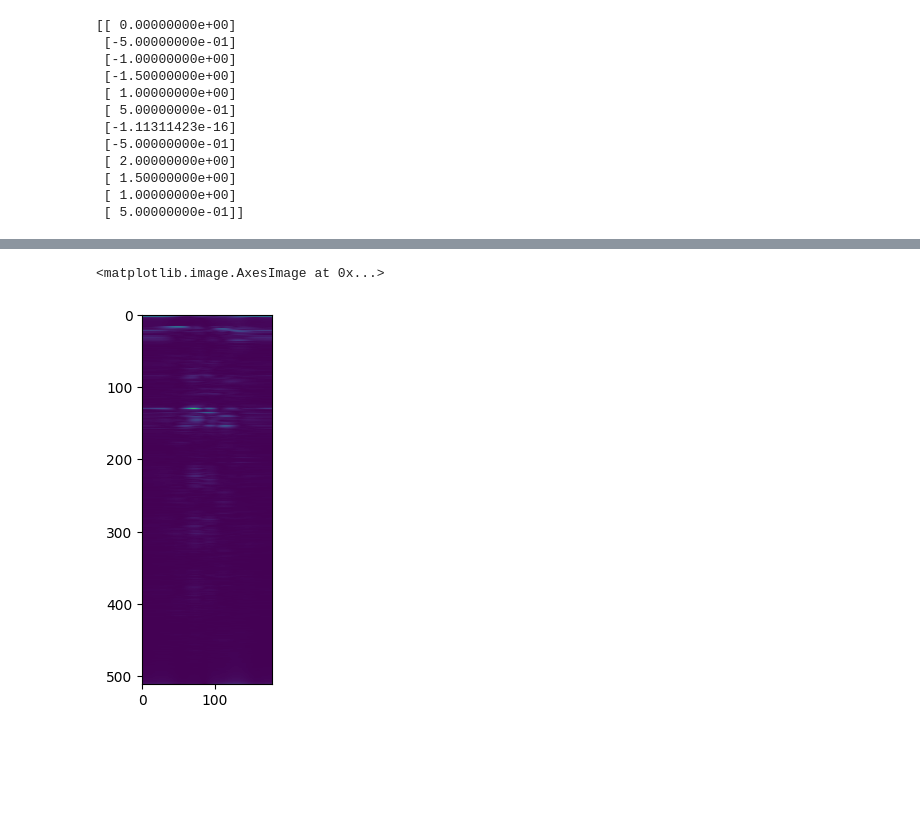
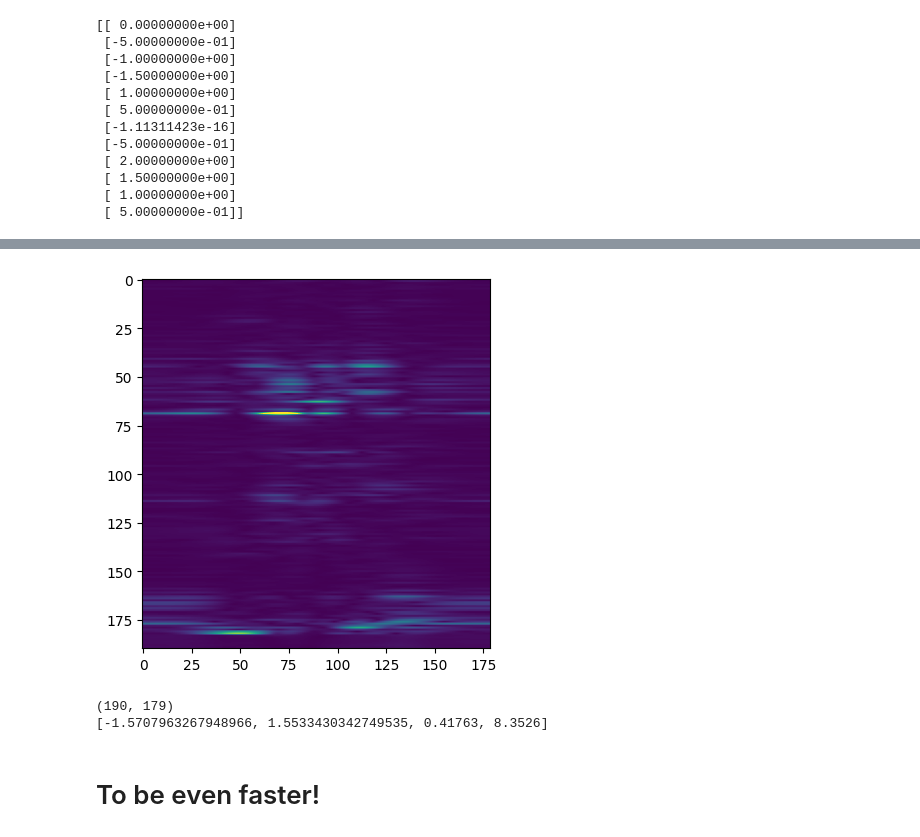
Before and after one commit to koitu/com304-radar-slam-project, a Jupyter notebook: visualize_data.ipynb, the cells around one changed output, grey strips where cells are left out. Saved outputs shown, nothing was run; the diff lists cells and outputs as text; code cells hidden in the pictures; blank space fills up the shorter version.

```diff
--- a/visualize_data.ipynb
+++ b/visualize_data.ipynb
@@ -140,26 +140,31 @@ def beamform_1d(beat_freq_data, theta_s, theta_e, theta_res, locs):
     theta = np.arange(
         theta_s * (np.pi/180),
         theta_e * (np.pi/180),
-        np.pi/180)
-    N_theta = len(theta)
+        theta_res * (np.pi/180))
+    # N_theta = len(theta)
 
     # Initialize arrays for spherical power
-    sph_pwr = np.zeros((N_theta, adc_samples), dtype=complex)
+    # sph_pwr = np.zeros((N_theta, adc_samples), dtype=complex)
 
     # print("Running this many iterations: %d " % (N_theta))
 
     ######################## BF Calculations ###########################3
-    for kt in range(N_theta):
-        bf_vector = np.reshape(np.exp(1j * (2 * np.pi * (locs * np.cos(theta[kt]))/lm) ), locs.shape)
+    # for kt in range(N_theta):
+    #     bf_vector = np.exp(1j * (2 * np.pi * (locs * np.cos(theta[kt]))/lm) )
 
-        VecRFI = np.squeeze(np.repeat(bf_vector[:, np.newaxis], adc_samples, axis=1)) # make sure the size of the steering vector is the same as the data
+    #     # VecRFI = np.squeeze(np.repeat(bf_vector[:, np.newaxis], adc_samples, axis=1)) # make sure the size of the steering vector is the same as the data
+    #     # sph_pwr[kt, :] = np.squeeze(np.sum(np.multiply(np.squeeze(beat_freq_data), VecRFI), axis=(0)))
 
-        sph_pwr[kt, :] = np.squeeze(np.sum(np.multiply(np.squeeze(beat_freq_data), VecRFI), axis=(0)))
+    #     sph_pwr[kt, :] = np.sum(np.multiply(beat_freq_data, bf_vector), axis=0)
+        # print("Processed angle (%.2f)" % (theta[kt]*180/np.pi), end='\r')
 
-        # print("Processed angle (%.2f)" % (theta[kt]*180/np.pi), end='\r')
+    sph_pwr = np.sum(np.multiply(
+        beat_freq_data[:, np.newaxis, :],
+        np.exp(1j * (2 * np.pi * (locs * np.cos(theta))/lm))[:, :, np.newaxis]), axis=0)
+
     return sph_pwr, theta
 # %%
-%%time
+%%timeit
 ###################### 2D Array ###########################
 # num_x_stp, num_z_stp, num_tx, num_rx, adc_samples = raw_data.shape
 # X = raw_data[num_x_stp//2,num_z_stp//2,:,:,:]
@@ -167,24 +172,26 @@ def beamform_1d(beat_freq_data, theta_s, theta_e, theta_res, locs):
 # X = raw_data[0,0,:,:]
 
 # one capture sends back 20 frames but 1 frame is actually enough
-X = np.reshape(raw_data[0,:,:,:], (12, 512))
+# X = np.reshape(raw_data[0,:,:,:], (12, 512))
 # X = np.reshape(np.sum(raw_data, axis=0), (12, 512))
+
+X = raw_data[0,:,:,:] # we captured 20 frames but we only need 1
 
 beat_freq = scipy.fft.fft(X, axis=-1)
 beat_freq = np.reshape(beat_freq, (-1, adc_samples))
 
 theta_s, theta_e = 0, 180
 theta_res = 1
-print(beat_freq.shape)
+# print(beat_freq.shape)
 bf_output, theta = beamform_1d(beat_freq, theta_s, theta_e, theta_res, ant_pos)
 
 
-# plot_lim_y = [10,200]
-# plot_lim_x = [0 - theta_s,179 - theta_s]
-# to_plot = bf_output
-# to_plot = to_plot[plot_lim_x[0]:plot_lim_x[1],plot_lim_y[0]:plot_lim_y[1]]
-# to_plot = to_plot/np.max(np.reshape(to_plot,(1,-1)))
-# to_plot = to_plot[:,::-1]
+plot_lim_y = [10,200]
+plot_lim_x = [0 - theta_s,179 - theta_s]
+to_plot = bf_output
+to_plot = to_plot[plot_lim_x[0]:plot_lim_x[1],plot_lim_y[0]:plot_lim_y[1]]
+to_plot = to_plot/np.max(np.reshape(to_plot,(1,-1)))
+to_plot = to_plot[:,::-1]
 # plt.imshow(abs((to_plot).T), extent=[theta[plot_lim_x[0]]-np.pi/2, theta[plot_lim_x[1]]-np.pi/2,plot_lim_y[0] * 0.041763,plot_lim_y[1] * 0.041763],cmap = 'jet',  vmin=0, vmax=1.2) # this is giving the y axis in meters, and x axis in angles
-plt.imshow(abs(bf_output).T)
+plt.imshow(abs(to_plot).T,  vmin=0, vmax=1.2)
 # %% [output]
@@ -194,2 +199,9 @@ Wall time: 90.1 ms
-<matplotlib.image.AxesImage at 0x...>
-[figure, old version]
+[figure, new version]
+# %%
+print(to_plot.shape)
+print([theta[plot_lim_x[0]]-np.pi/2, theta[plot_lim_x[1]]-np.pi/2,plot_lim_y[0] * 0.041763,plot_lim_y[1] * 0.041763])
+# %% [output]
+(190, 179)
+[-1.5707963267948966, 1.5533430342749535, 0.41763, 8.3526]
+# %% [markdown]
+# To be even faster!
```
Also changed, not shown: parts of 3 cells of this notebook, 2 other files.
